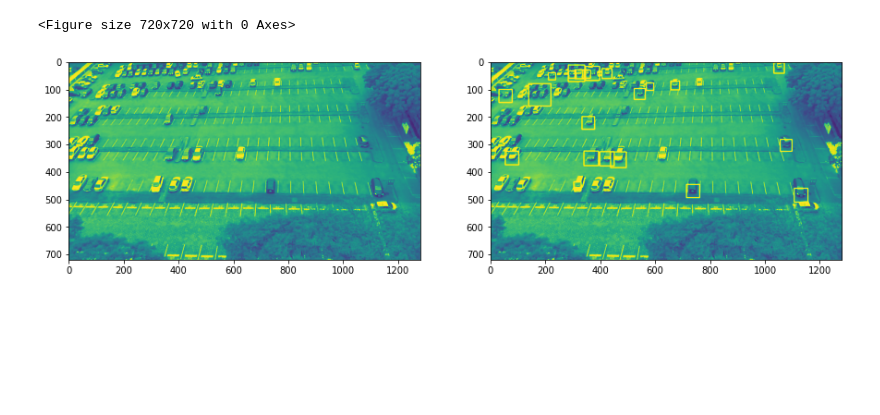
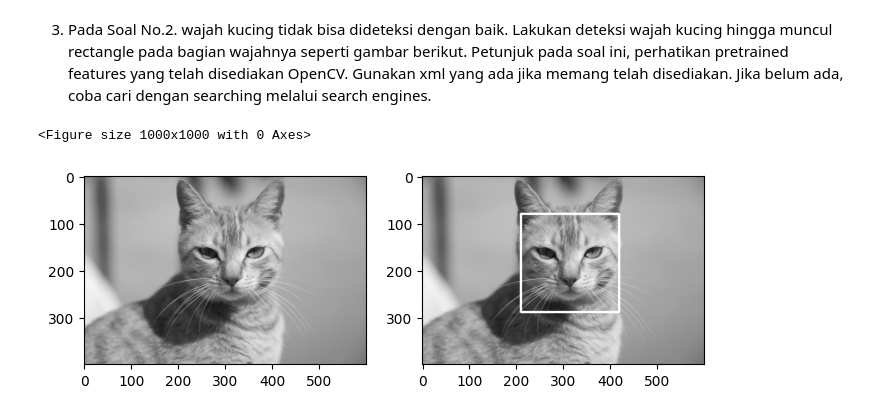
Before and after one commit to Afvanie/PCVK_Genap_2023, a Jupyter notebook: UAS.ipynb, the cells around one changed output. Saved outputs shown, nothing was run; the diff lists cells and outputs as text; code cells hidden in the pictures; blank space fills up the shorter version.

```diff
--- a/UAS.ipynb
+++ b/UAS.ipynb
@@ -219,25 +124,25 @@ plt.show()
+# %% [markdown]
+3. Pada Soal No.2. wajah kucing tidak bisa dideteksi dengan baik. Lakukan deteksi wajah
+kucing hingga muncul rectangle pada bagian wajahnya seperti gambar berikut.
+Petunjuk pada soal ini, perhatikan pretrained features yang telah disediakan OpenCV.
+Gunakan xml yang ada jika memang telah disediakan. Jika belum ada, coba cari
+dengan searching melalui search engines.
 # %%
-# Mendeteksi Parkiran Mobil dengan metode Car Detection
+cascade_wajah = cv.CascadeClassifier(cv.data.haarcascades + "haarcascade_frontalcatface.xml")
 
-import cv2 as cv
-import numpy as np
-from matplotlib import pyplot as plt
+kucing = cv.imread('/content/drive/MyDrive/PCVK/images/facedet/mycat.jpg',0)
+kucing_rgb = cv.cvtColor(kucing, cv.COLOR_BGR2RGB)
+kucing_fd = kucing_rgb.copy()
 
-
-cascade_car = cv.CascadeClassifier('/content/drive/MyDrive/PCVK_MM/Images/UAS/haarcascade_car.xml')
-
-parkiran = cv.imread('/content/drive/MyDrive/PCVK_MM/Images/UAS/2012-11-09_07_26_34.jpg',0)
-parkiran1 = cv.imread('/content/drive/MyDrive/PCVK_MM/Images/UAS/2012-11-09_07_26_34.jpg',0)
-
-roi_car = cascade_car.detectMultiScale(parkiran1)
-for(x,y,w,h) in roi_car:
- cv.rectangle(parkiran1,(x,y),(x+w,y+h),(255,0,255),3)
+fd_kucing = cascade_wajah.detectMultiScale(kucing_fd)
+for(x,y,w,h) in fd_kucing:
+  cv.rectangle(kucing_fd, (x,y),(x+w,y+h), (255,255,255), 3)
+# output kucing
 plt.figure(figsize = (10,10))
-
-f, axarr = plt. subplots(1,2,figsize=(15,5))
-plt.subplot(121),plt.imshow(parkiran)
-plt.subplot(122),plt.imshow(parkiran1)
+f, axarr = plt. subplots(1,2,figsize=(8,8))
+plt.subplot(121),plt.imshow(kucing_rgb,cmap='gray')
+plt.subplot(122),plt.imshow(kucing_fd,cmap='gray')
 plt.show()
 # %% [output]
-<Figure size 720x720 with 0 Axes>
+<Figure size 1000x1000 with 0 Axes>
-[figure, old version]
+[figure, new version]
```
Also changed, not shown: parts of 29 cells of this notebook.
